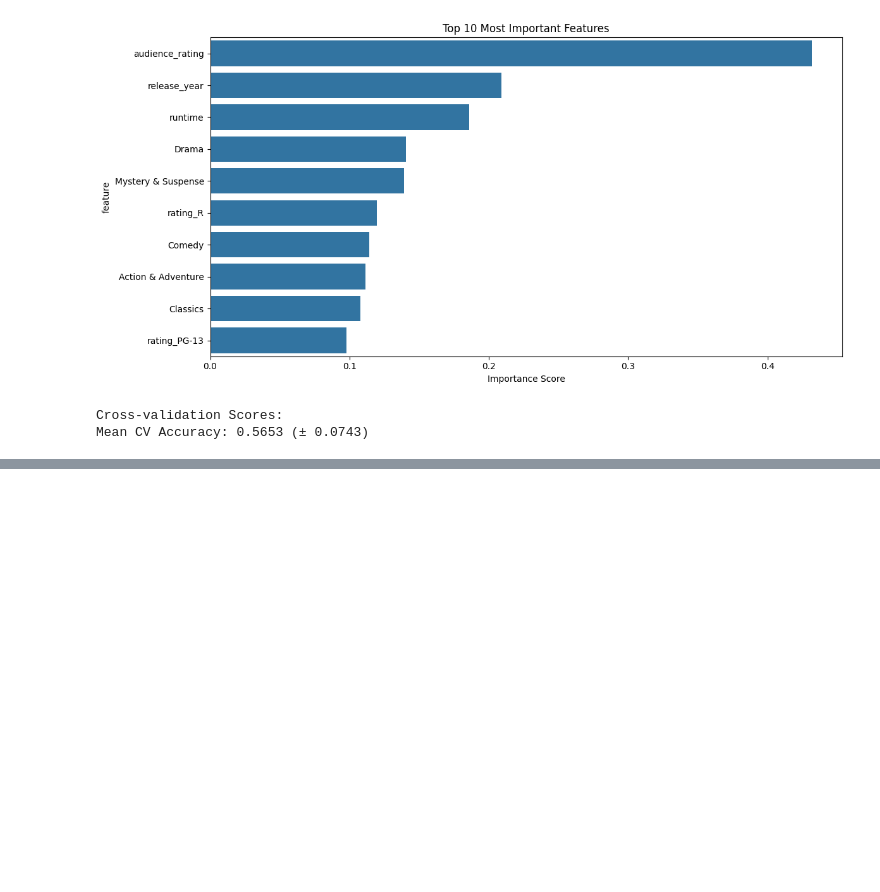
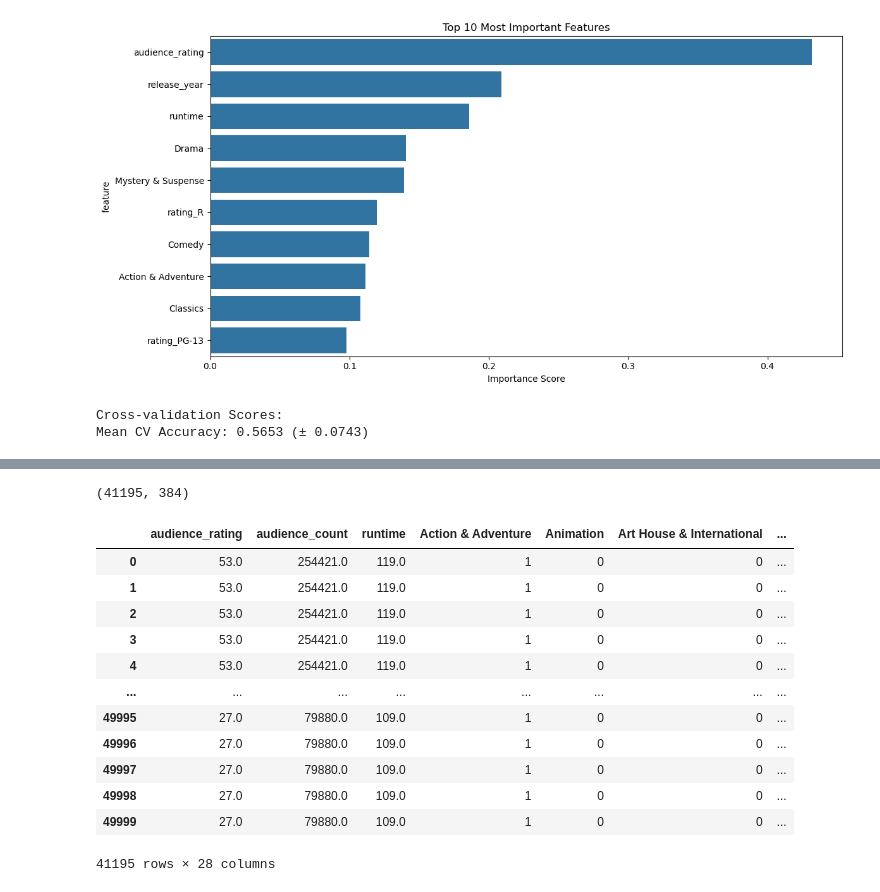
Before and after one commit to anonymous-himalayas/RATTAAAAAA, a Jupyter notebook: main.ipynb, the cells around one changed output, grey strips where cells are left out. Saved outputs shown, nothing was run; the diff lists cells and outputs as text; code cells hidden in the pictures; blank space fills up the shorter version.

```diff
--- a/main.ipynb
+++ b/main.ipynb
@@ -452,0 +456,4 @@ Created in <span style='font-weight:600;margin-left:4px;'>Deepnote</span></a>
+# %%
+# combined_df["review_content"]
+rows_with_reviews = combined_df[combined_df["review_content"].apply(lambda x: isinstance(x, str))]
+rows_with_reviews["review_content"]
@@ -452,0 +502,29 @@ Created in <span style='font-weight:600;margin-left:4px;'>Deepnote</span></a>
+# %%
+embeddings.shape
+# %% [output]
+(41195, 384)
+# %%
+numerical_features = ['audience_rating', 'audience_count', 'runtime']
+features = rows_with_reviews[numerical_features]
+features = features.fillna(features.mean())
+
+X = pd.concat([
+    features,
+    rows_with_reviews['genres'].str.get_dummies(sep=', '),
+    pd.get_dummies(rows_with_reviews['content_rating'], prefix='rating'),
+], axis=1)
+X
+# %% [output]
+|  | audience_rating | audience_count | runtime | Action & Adventure | Animation | Art House & International | ... |
+| 0 | 53.0 | 254421.0 | 119.0 | 1 | 0 | 0 | ... |
+| 1 | 53.0 | 254421.0 | 119.0 | 1 | 0 | 0 | ... |
+| 2 | 53.0 | 254421.0 | 119.0 | 1 | 0 | 0 | ... |
+| 3 | 53.0 | 254421.0 | 119.0 | 1 | 0 | 0 | ... |
+| 4 | 53.0 | 254421.0 | 119.0 | 1 | 0 | 0 | ... |
+| ... | ... | ... | ... | ... | ... | ... | ... |
+| 49995 | 27.0 | 79880.0 | 109.0 | 1 | 0 | 0 | ... |
+| 49996 | 27.0 | 79880.0 | 109.0 | 1 | 0 | 0 | ... |
+| 49997 | 27.0 | 79880.0 | 109.0 | 1 | 0 | 0 | ... |
+| 49998 | 27.0 | 79880.0 | 109.0 | 1 | 0 | 0 | ... |
+| 49999 | 27.0 | 79880.0 | 109.0 | 1 | 0 | 0 | ... |
+41195 rows × 28 columns
```
Also changed, not shown: parts of 11 cells of this notebook.
